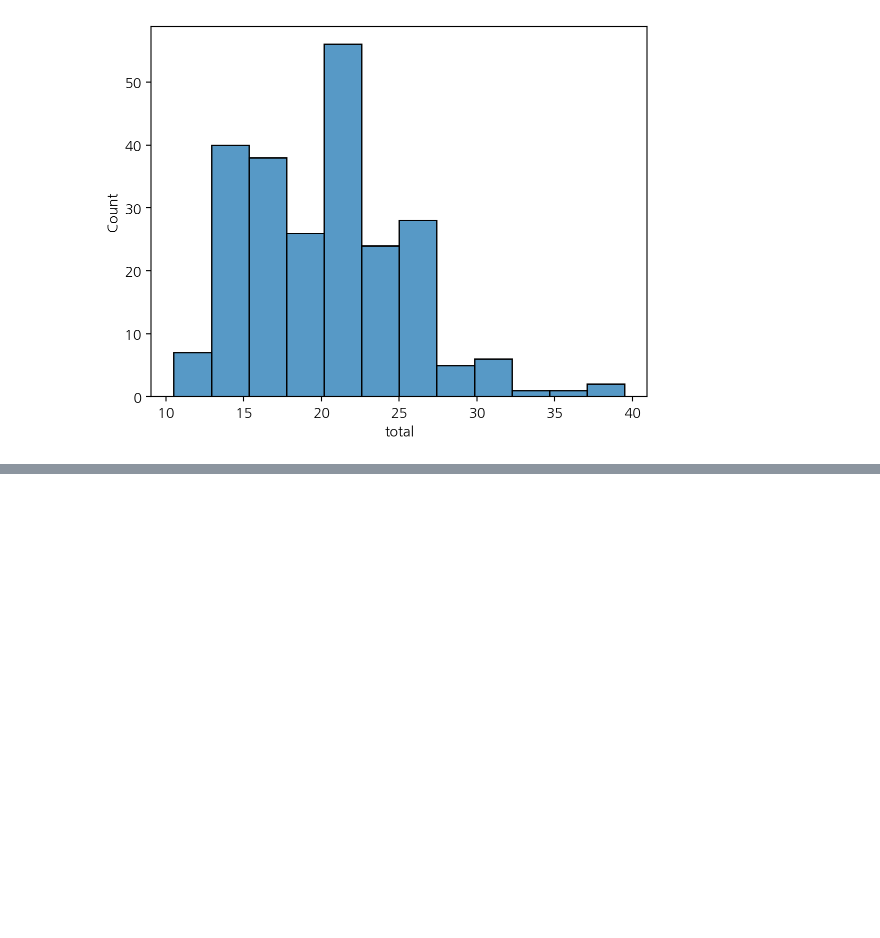
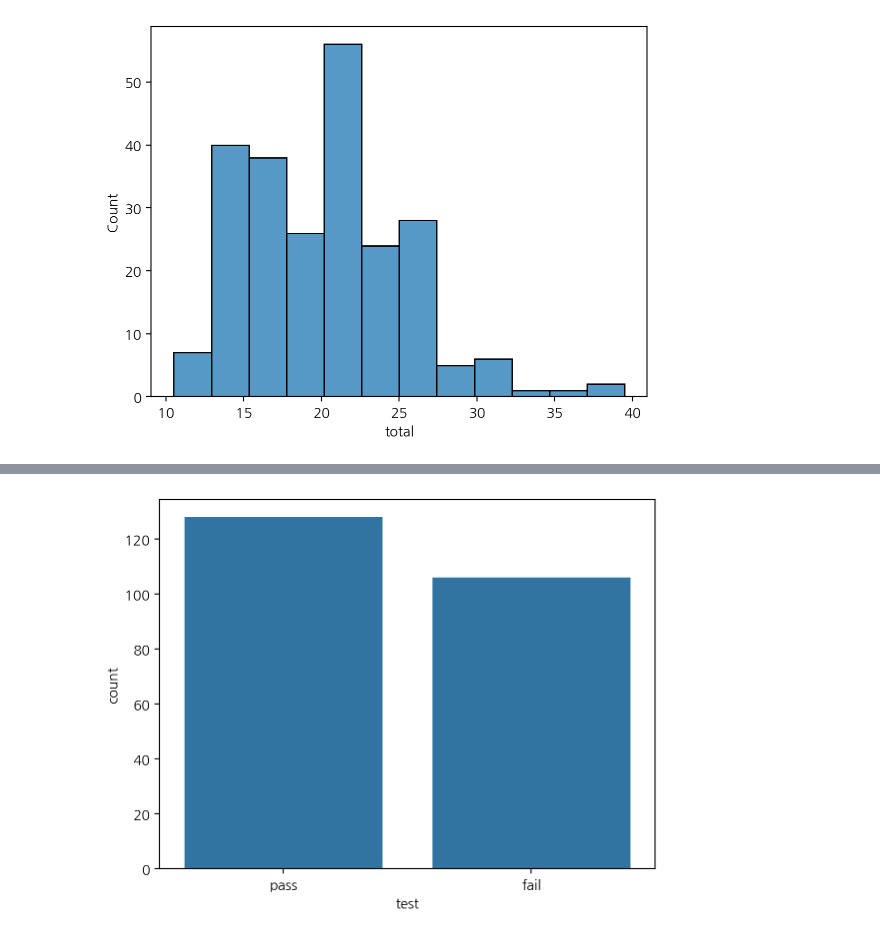
Before and after one commit to Acsr17107/2025-1-myclass-BDA, a Jupyter notebook: inclass/05w_B_web_0402_easy_ch05_06.ipynb, the cells around one changed output, grey strips where cells are left out. Cells and saved outputs as stored; diff of their text form; code cells hidden in the pictures; blank space fills up the shorter version.

```diff
--- a/inclass/05w_B_web_0402_easy_ch05_06.ipynb
+++ b/inclass/05w_B_web_0402_easy_ch05_06.ipynb
@@ -329,0 +368,4 @@ sns.histplot(mpg, x="total"); # x=mpg.total
+# %%
+sns.countplot(mpg, x="test");
+# %% [output]
+[figure, added]
```
Also changed, not shown: parts of 36 cells of this notebook.
